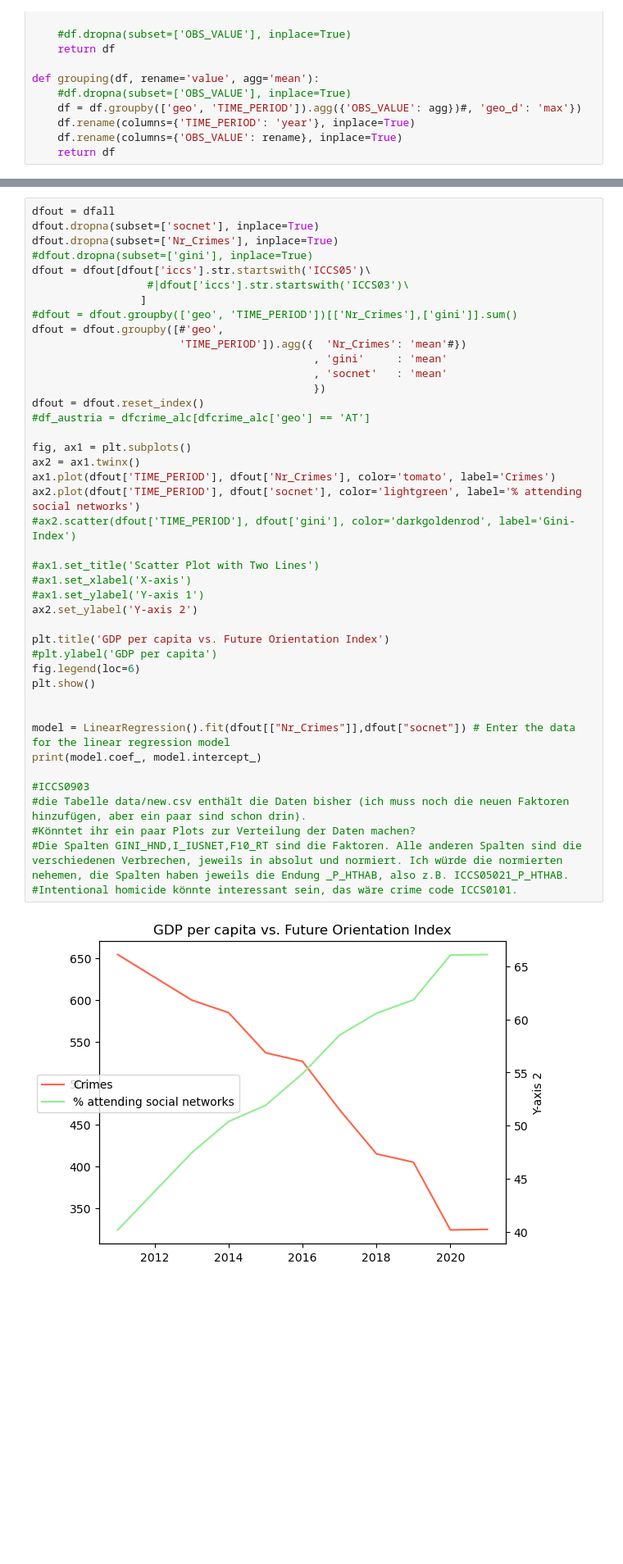
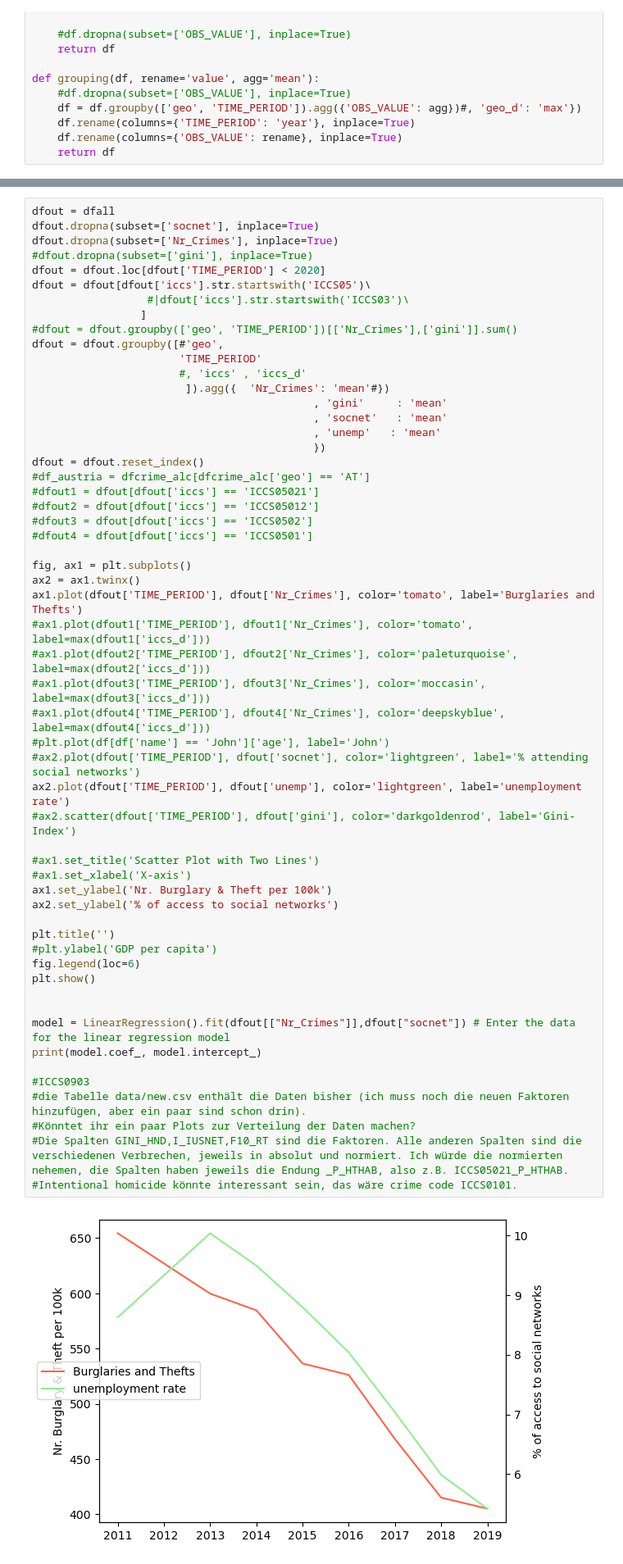
Before and after one commit to mh2134/fcss_w23_grp1, a Jupyter notebook: code/Project.ipynb, the cells around one changed output, grey strips where cells are left out. Shown at 82% size. Saved outputs shown, nothing was run; the diff lists cells and outputs as text; blank space fills up the shorter version.

```diff
--- a/code/Project.ipynb
+++ b/code/Project.ipynb
@@ -179,42 +269,56 @@ dfout = dfall
 dfout.dropna(subset=['socnet'], inplace=True)
 dfout.dropna(subset=['Nr_Crimes'], inplace=True)
 #dfout.dropna(subset=['gini'], inplace=True)
+dfout = dfout.loc[dfout['TIME_PERIOD'] < 2020]
 dfout = dfout[dfout['iccs'].str.startswith('ICCS05')\
                   #|dfout['iccs'].str.startswith('ICCS03')\
                  ]
 #dfout = dfout.groupby(['geo', 'TIME_PERIOD'])[['Nr_Crimes'],['gini']].sum()
 dfout = dfout.groupby([#'geo',
-                       'TIME_PERIOD']).agg({  'Nr_Crimes': 'mean'#})
+                       'TIME_PERIOD'
+                       #, 'iccs' , 'iccs_d'
+                        ]).agg({  'Nr_Crimes': 'mean'#})
                                             , 'gini'     : 'mean'
                                             , 'socnet'   : 'mean'
+                                            , 'unemp'   : 'mean'
                                             })
 dfout = dfout.reset_index()
 #df_austria = dfcrime_alc[dfcrime_alc['geo'] == 'AT']
+#dfout1 = dfout[dfout['iccs'] == 'ICCS05021']
+#dfout2 = dfout[dfout['iccs'] == 'ICCS05012']
+#dfout3 = dfout[dfout['iccs'] == 'ICCS0502']
+#dfout4 = dfout[dfout['iccs'] == 'ICCS0501']
 
 fig, ax1 = plt.subplots()
 ax2 = ax1.twinx()
-ax1.plot(dfout['TIME_PERIOD'], dfout['Nr_Crimes'], color='tomato', label='Crimes')
-ax2.plot(dfout['TIME_PERIOD'], dfout['socnet'], color='lightgreen', label='% attending social networks')
+ax1.plot(dfout['TIME_PERIOD'], dfout['Nr_Crimes'], color='tomato', label='Burglaries and Thefts')
+#ax1.plot(dfout1['TIME_PERIOD'], dfout1['Nr_Crimes'], color='tomato', label=max(dfout1['iccs_d']))
+#ax1.plot(dfout2['TIME_PERIOD'], dfout2['Nr_Crimes'], color='paleturquoise', label=max(dfout2['iccs_d']))
+#ax1.plot(dfout3['TIME_PERIOD'], dfout3['Nr_Crimes'], color='moccasin', label=max(dfout3['iccs_d']))
+#ax1.plot(dfout4['TIME_PERIOD'], dfout4['Nr_Crimes'], color='deepskyblue', label=max(dfout4['iccs_d']))
+#plt.plot(df[df['name'] == 'John']['age'], label='John')
+#ax2.plot(dfout['TIME_PERIOD'], dfout['socnet'], color='lightgreen', label='% attending social networks')
+ax2.plot(dfout['TIME_PERIOD'], dfout['unemp'], color='lightgreen', label='unemployment rate')
 #ax2.scatter(dfout['TIME_PERIOD'], dfout['gini'], color='darkgoldenrod', label='Gini-Index')
 
 #ax1.set_title('Scatter Plot with Two Lines')
 #ax1.set_xlabel('X-axis')
-#ax1.set_ylabel('Y-axis 1')
-ax2.set_ylabel('Y-axis 2')
+ax1.set_ylabel('Nr. Burglary & Theft per 100k')
+ax2.set_ylabel('% of access to social networks')
 
-plt.title('GDP per capita vs. Future Orientation Index')
+plt.title('')
 #plt.ylabel('GDP per capita')
 fig.legend(loc=6)
 plt.show()
 
 
 model = LinearRegression().fit(dfout[["Nr_Crimes"]],dfout["socnet"]) # Enter the data for the linear regression model
 print(model.coef_, model.intercept_)
 
 #ICCS0903
 #die Tabelle data/new.csv enthält die Daten bisher (ich muss noch die neuen Faktoren hinzufügen, aber ein paar sind schon drin).
 #Könntet ihr ein paar Plots zur Verteilung der Daten machen?
 #Die Spalten GINI_HND,I_IUSNET,F10_RT sind die Faktoren. Alle anderen Spalten sind die verschiedenen Verbrechen, jeweils in absolut und normiert. Ich würde die normierten nehemen, die Spalten haben jeweils die Endung _P_HTHAB, also z.B. ICCS05021_P_HTHAB.
 #Intentional homicide könnte interessant sein, das wäre crime code ICCS0101.
 # %% [output]
-[figure, old version]
+[figure, new version]
```
Also changed, not shown: parts of 11 cells of this notebook, 3 other files.
